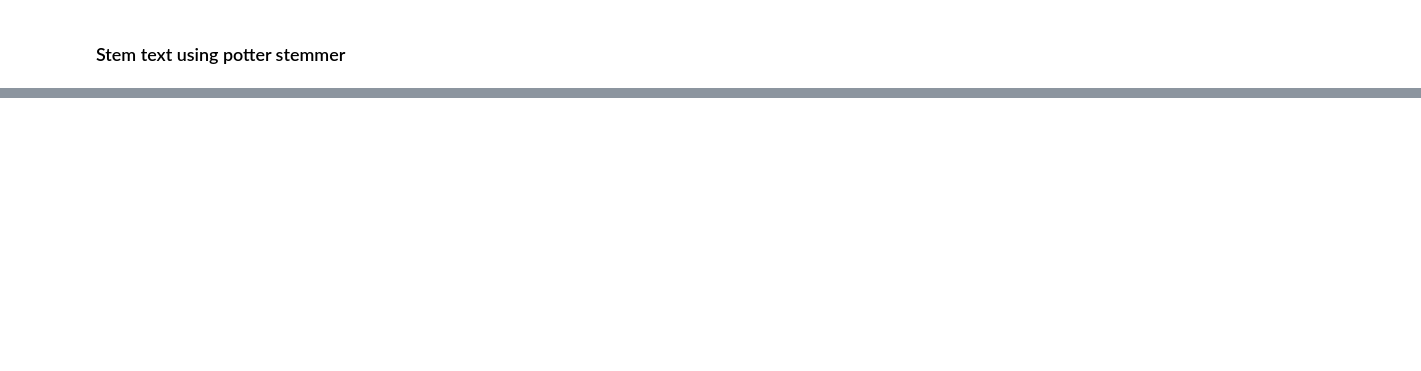
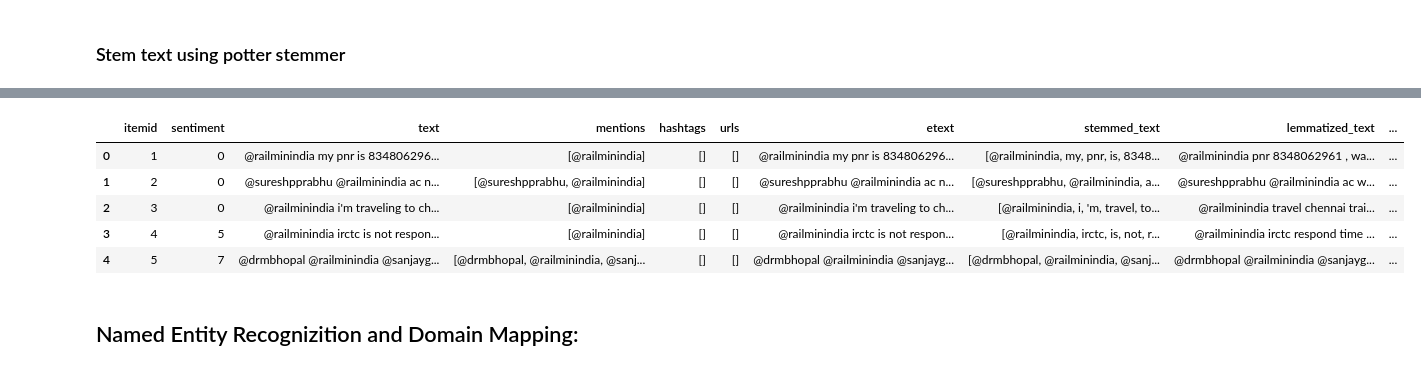
Before and after one commit to sanketmishra009/aiml, a Jupyter notebook: projects/railway-twitter/analysis.ipynb, the cells around one changed output, grey strips where cells are left out. Drawn from its saved outputs; the diff is of its cells as text; code cells hidden in the pictures; blank space fills up the shorter version.

```diff
--- a/projects/railway-twitter/analysis.ipynb
+++ b/projects/railway-twitter/analysis.ipynb
@@ -225,8 +234,9 @@ df.head(20)
 from nltk.tokenize import word_tokenize , sent_tokenize
 import spacy
 nlp = spacy.load("en_core_web_sm")
+nlpl = spacy.load("en_core_web_lg")
 
 # get 100 random tweets
-samples = df['etext'].sample(100)
+samples = df['etext'].sample(100 , replace= False)
 samples
 # %% [output]
@@ -260,7 +270,7 @@ savg = 0
 swords = []
 
 for tweet in samples:
-    words = [token.text for token in nlp(tweet)]
+    words = [token.text for token in nlpl(tweet)]
     savg += len(words)
     swords += [*words]
 
@@ -288,7 +298,7 @@ def stemtweet(tweet):
 
 def lemmatizetweet(tweet):
     lwords = [word.lemma_ for word in nlp(tweet) if not word.is_stop]
-    return lwords
+    return " ".join(lwords)
 
 def getpos(tweet):
     tags = [word.tag_ for word in nlp(tweet) if not word.is_stop]
@@ -300,0 +313,11 @@ df['pos_tags'] = df['text'].apply(lambda x : getpos(x))
+# %%
+df.head()
+# %% [output]
+|  | itemid | sentiment | text | mentions | hashtags | urls | etext | stemmed_text | lemmatized_text | ... |
+| 0 | 1 | 0 | @railminindia my pnr is 834806296... | [@railminindia] | [] | [] | @railminindia my pnr is 834806296... | [@railminindia, my, pnr, is, 8348... | @railminindia pnr 8348062961 , wa... | ... |
+| 1 | 2 | 0 | @sureshpprabhu @railminindia ac n... | [@sureshpprabhu, @railminindia] | [] | [] | @sureshpprabhu @railminindia ac n... | [@sureshpprabhu, @railminindia, a... | @sureshpprabhu @railminindia ac w... | ... |
+| 2 | 3 | 0 | @railminindia i'm traveling to ch... | [@railminindia] | [] | [] | @railminindia i'm traveling to ch... | [@railminindia, i, 'm, travel, to... | @railminindia travel chennai trai... | ... |
+| 3 | 4 | 5 | @railminindia irctc is not respon... | [@railminindia] | [] | [] | @railminindia irctc is not respon... | [@railminindia, irctc, is, not, r... | @railminindia irctc respond time ... | ... |
+| 4 | 5 | 7 | @drmbhopal @railminindia @sanjayg... | [@drmbhopal, @railminindia, @sanj... | [] | [] | @drmbhopal @railminindia @sanjayg... | [@drmbhopal, @railminindia, @sanj... | @drmbhopal @railminindia @sanjayg... | ... |
+# %% [markdown]
+## Named Entity Recognizition and Domain Mapping:
```
Also changed, not shown: parts of 14 cells of this notebook, 22 other files.
